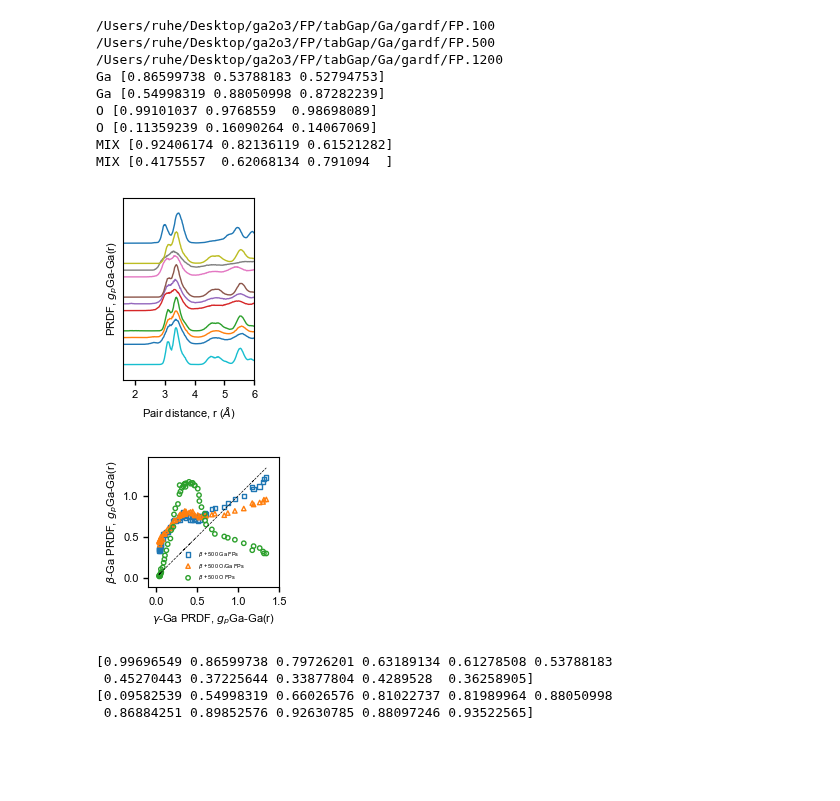
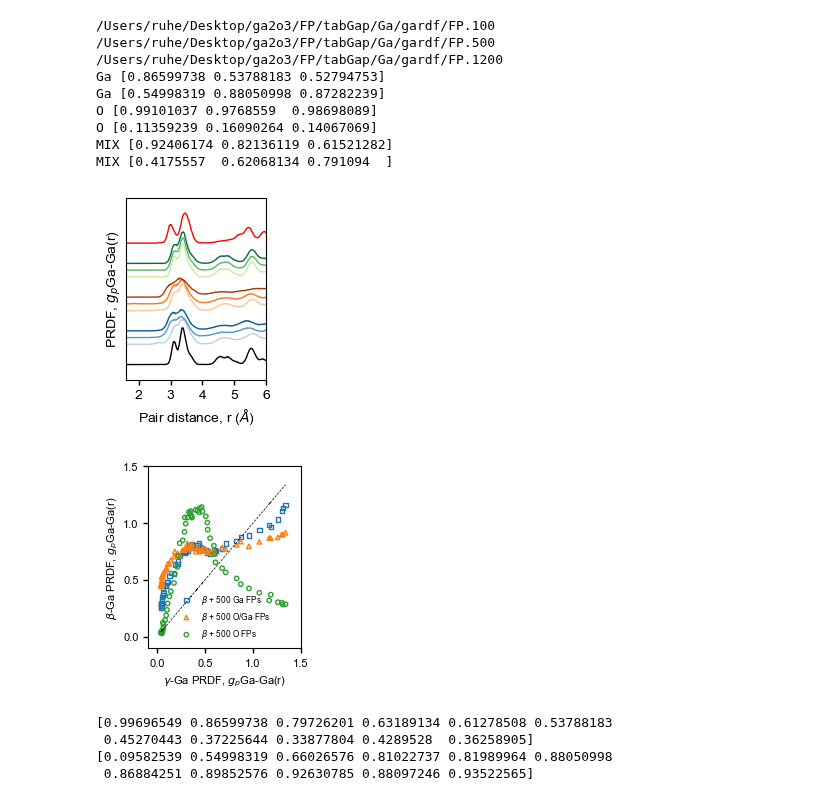
Before and after one commit to HE-RU10/ga2o3, a Jupyter notebook: rdf_FP-beta.ipynb, the cells around one changed output. Cells and saved outputs as stored; diff of their text form; code cells hidden in the pictures; blank space fills up the shorter version.

```diff
--- a/rdf_FP-beta.ipynb
+++ b/rdf_FP-beta.ipynb
@@ -24,7 +24,13 @@ Pr_Ga_beta=np.zeros(3)
 Pr_Ga_gamma=np.zeros(3)
 Pr_mix_beta=np.zeros(3)
 Pr_mix_gamma=np.zeros(3)
+cmp1=plt.get_cmap('PuBu')
+cmp2=plt.get_cmap('Oranges')
+cmp3=plt.get_cmap('YlGn')
 for j in range(3):
+    c1= cmp1((j+1)/3.5)
+    c2= cmp2((j+1)/3.5)
+    c3= cmp3((j+1)/3.5)
     i=l[j]
     f=path+'/'+fptype[0]+'/gardf/'+'FP.'+str(i)
     print(f)
@@ -34,49 +40,51 @@ for j in range(3):
     f2=path+'/'+fptype[2]+'/gardf/'+'FP.'+str(i)
     rdf3=pd.read_csv(f2, sep=' ',skiprows=1)
 
-    plt.plot(rdf.iloc[80:,0],rdf.iloc[80:,1]+j*5,label=f,linewidth=1)
-    plt.plot(rdf2.iloc[80:,0],rdf2.iloc[80:,1]+j*5+1,label=f1,linewidth=1)
-    plt.plot(rdf3.iloc[80:,0],rdf3.iloc[80:,1]+j*5+2,label=f2,linewidth=1)
+    plt.plot(rdf.iloc[80:,0],rdf.iloc[80:,1]+j*1,label=f,linewidth=1,color=c1)
+    plt.plot(rdf2.iloc[80:,0],rdf2.iloc[80:,1]+j*1+5,label=f1,linewidth=1,color=c2)
+    plt.plot(rdf3.iloc[80:,0],rdf3.iloc[80:,1]+j*1+10,label=f2,linewidth=1,color=c3)
 #plt.plot(rdfanneal.iloc[40:,0],rdfanneal.iloc[40:,1]+j*3,'-+',label=annealf)
     Pr_Ga_beta[j]=stats.pearsonr(rdf.iloc[200:260,1], Gardf_beta.iloc[200:260,1])[0]
     Pr_Ga_gamma[j]=stats.pearsonr(rdf.iloc[200:260,1], Gardf_gamma.iloc[200:260,1])[0]
     Pr_mix_beta[j]=stats.pearsonr(rdf2.iloc[200:260,1], Gardf_beta.iloc[200:260,1])[0]
     Pr_mix_gamma[j]=stats.pearsonr(rdf2.iloc[200:260,1], Gardf_gamma.iloc[200:260,1])[0]
     Pr_O_beta[j]=stats.pearsonr(rdf3.iloc[200:260,1], Gardf_beta.iloc[200:260,1])[0]
     Pr_O_gamma[j]=stats.pearsonr(rdf3.iloc[200:260,1], Gardf_gamma.iloc[200:260,1])[0]
 print('Ga',Pr_Ga_beta)
 print('Ga',Pr_Ga_gamma)
 print('O',Pr_O_beta)
 print('O',Pr_O_gamma)
 print('MIX',Pr_mix_beta)
 print('MIX',Pr_mix_gamma)
-plt.plot(Gardf_beta.iloc[80:,0],Gardf_beta.iloc[80:,1]-3,label=f3,linewidth=1)
-plt.plot(Gardf_gamma.iloc[80:,0],Gardf_gamma.iloc[80:,1]+j*7+1,label=f4,linewidth=1)
+plt.plot(Gardf_beta.iloc[80:,0],Gardf_beta.iloc[80:,1]-3,label=f3,linewidth=1,color='black')
+plt.plot(Gardf_gamma.iloc[80:,0],Gardf_gamma.iloc[80:,1]+j*7+1,label=f4,linewidth=1,color='red')
 
-plt.xlabel('Pair distance, r ($\AA$)',fontsize=8)
+
+
+plt.xlabel('Pair distance, r ($\AA$)',fontsize=10)
 #plt.rcParams["axes.linewidth"] = 1
-plt.rcParams["figure.figsize"] = (4.3/2.54,6/2.54)
-plt.xticks(fontsize=8)
+plt.rcParams["figure.figsize"] = (4.6/2.54,6/2.54)
+plt.xticks(fontsize=10)
 plt.tick_params(width=1)
-plt.yticks(fontsize=8) #plt.legend(fontsize=8)
+plt.yticks(fontsize=10) #plt.legend(fontsize=10)
 plt.yticks([])
 plt.margins(x=0)
 plt.margins(y=0.1)
 plt.xticks([2,3,4,5,6])
-plt.ylabel('PRDF, $g_{p}$Ga-Ga(r)', labelpad=2, fontsize=8)
+plt.ylabel('PRDF, $g_{p}$Ga-Ga(r)', labelpad=2, fontsize=10)
 plt.rcParams["font.family"] = "arial"
-#plt.savefig('figure/GaRDF', format='svg')
+plt.savefig('/Users/ruhe/Desktop/ga2o3/FP/figure/gaRDF', format='svg')
 # %% [output]
 /Users/ruhe/Desktop/ga2o3/FP/tabGap/Ga/gardf/FP.100
 /Users/ruhe/Desktop/ga2o3/FP/tabGap/Ga/gardf/FP.500
 /Users/ruhe/Desktop/ga2o3/FP/tabGap/Ga/gardf/FP.1200
 Ga [0.86599738 0.53788183 0.52794753]
 Ga [0.54998319 0.88050998 0.87282239]
 O [0.99101037 0.9768559  0.98698089]
 O [0.11359239 0.16090264 0.14067069]
 MIX [0.92406174 0.82136119 0.61521282]
 MIX [0.4175557  0.62068134 0.791094  ]
-[figure, old version]
+[figure, new version]
 # %%
 plt.plot(Gardf_gamma.iloc[200:260,1],Gardf_gamma.iloc[200:260,1],'--',color='black',linewidth=0.5)
 plt.scatter(Gardf_gamma.iloc[200:260,1],rdf.iloc[200:260,1],marker = 's',facecolors='none',edgecolors='C0',s=10,label=r'$\beta$ + 500 Ga FPs')
@@ -84,19 +92,20 @@ plt.scatter(Gardf_gamma.iloc[200:260,1],rdf2.iloc[200:260,1],marker = "^",faceco
 plt.scatter(Gardf_gamma.iloc[200:260,1],rdf3.iloc[200:260,1],marker = "o",facecolors='none',edgecolors='C2',s=10,label=r'$\beta$ + 500 O FPs')
 plt.xlabel(r'$\gamma$-Ga PRDF, $g_{p}$Ga-Ga(r)',fontsize=8)
 #plt.rcParams["axes.linewidth"] = 1
-plt.rcParams["figure.figsize"] = (4.3/2.54,4.3/2.54)
+plt.rcParams["figure.figsize"] = (5/2.54,6/2.54)
 plt.xticks(fontsize=8)
 plt.tick_params(width=1)
 plt.yticks(fontsize=8) #plt.legend(fontsize=8)
 plt.margins(x=0.1)
 plt.margins(y=0.1)
 plt.xticks([0,0.5,1.0,1.5])
+plt.yticks([0,0.5,1.0,1.5])
 plt.ylabel(r'$\beta$-Ga PRDF, $g_{p}$Ga-Ga(r)', labelpad=2, fontsize=8)
 plt.rcParams["font.family"] = "arial"
-plt.legend(fontsize=4,loc='lower center', frameon=False)
-plt.savefig('figure/1PRDF', format='svg')
+plt.legend(fontsize=6,loc='lower center', frameon=False)
+plt.savefig('/Users/ruhe/Desktop/ga2o3/FP/figure/gardf_2shell', format='svg')
 # %% [output]
-[figure, old version]
+[figure, new version]
 # %%
 l=np.array([i for i in range(0,1100,100) ])
 gal=l/512
```
Also changed, not shown: parts of 1 cell of this notebook, 3 other files.
